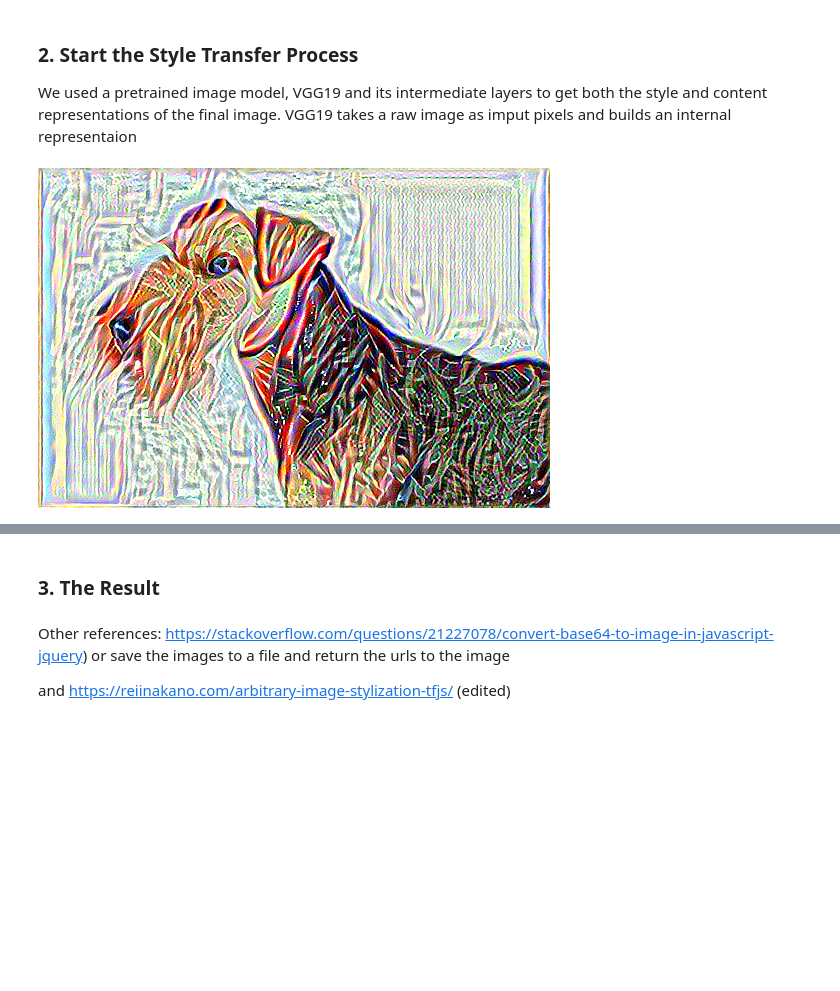
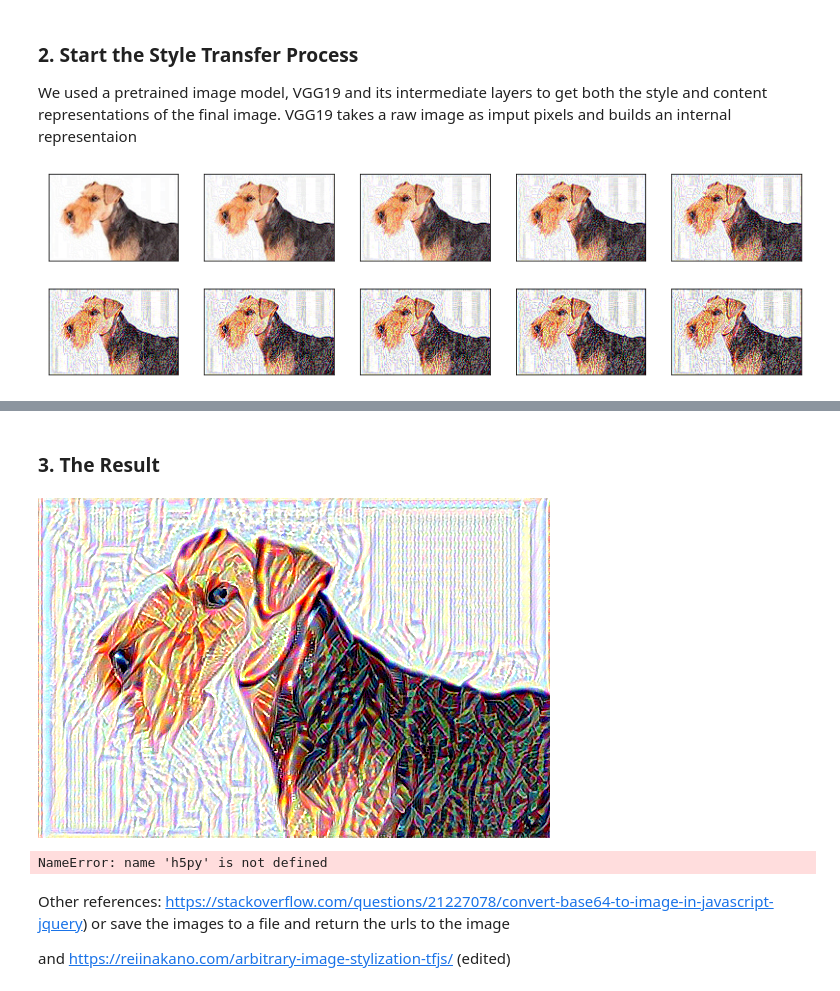
Before and after one commit to wenbin-billy-zhao/Tensorflow2-Keras-Image-Effect-Transfer, a Jupyter notebook: NeuralStyleTransfer.ipynb, the cells around one changed output, grey strips where cells are left out. Cells and saved outputs as stored; diff of their text form; code cells hidden in the pictures; blank space fills up the shorter version.

```diff
--- a/NeuralStyleTransfer.ipynb
+++ b/NeuralStyleTransfer.ipynb
@@ -99,6 +99,6 @@ plt.show()
 We used a pretrained image model, VGG19 and its intermediate layers to get both the style and content representations of the final image. VGG19 takes a raw image as imput pixels and builds an internal representaion
 # %%
 stm = StyleTransferModel()
-best, best_loss = stm.run_style_transfer(content_path, style_path, num_iterations=300)
+imgs, best, best_loss = stm.run_style_transfer(content_path, style_path, num_iterations=30)
 # %% [output]
-[figure, old version]
+[figure, new version]
@@ -108,6 +114,12 @@ Total loss: 5.0025e+07, style loss: 4.7082e+07, content loss: 2.9433e+06, time:
 ### 3. The Result
 # %%
 Image.fromarray(best)
+# %% [output]
+[figure, added]
+# %%
+hdf5_file = h5py.File(hdf5_path, mode='w')
+# %% [output]
+NameError: name 'h5py' is not defined
 # %%
 Image.fromarray(best).convert("RGB").save("static/output_images/output.jpg")
 # %% [markdown]
```
Also changed, not shown: parts of 3 cells of this notebook, 13 other files.
